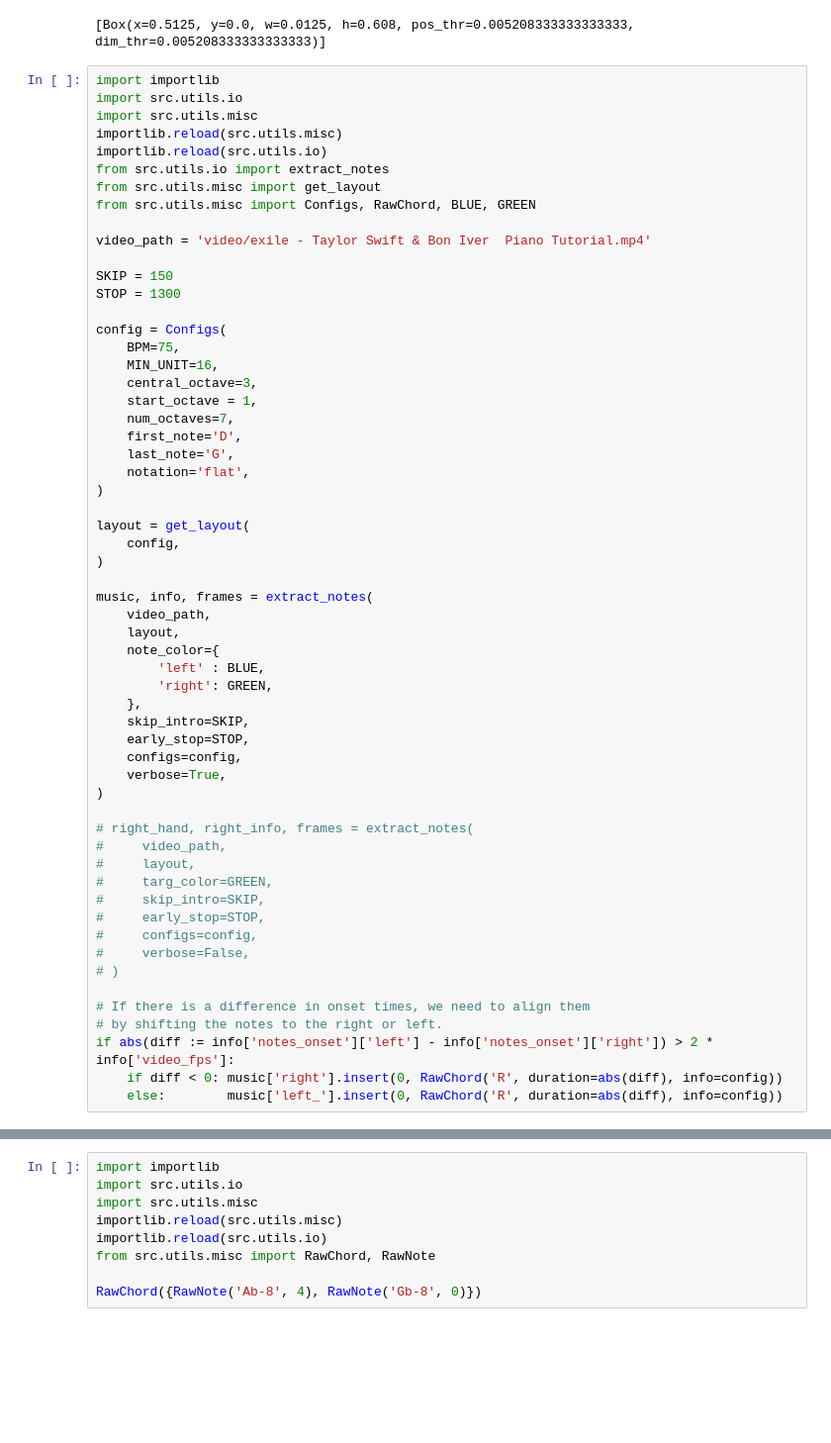
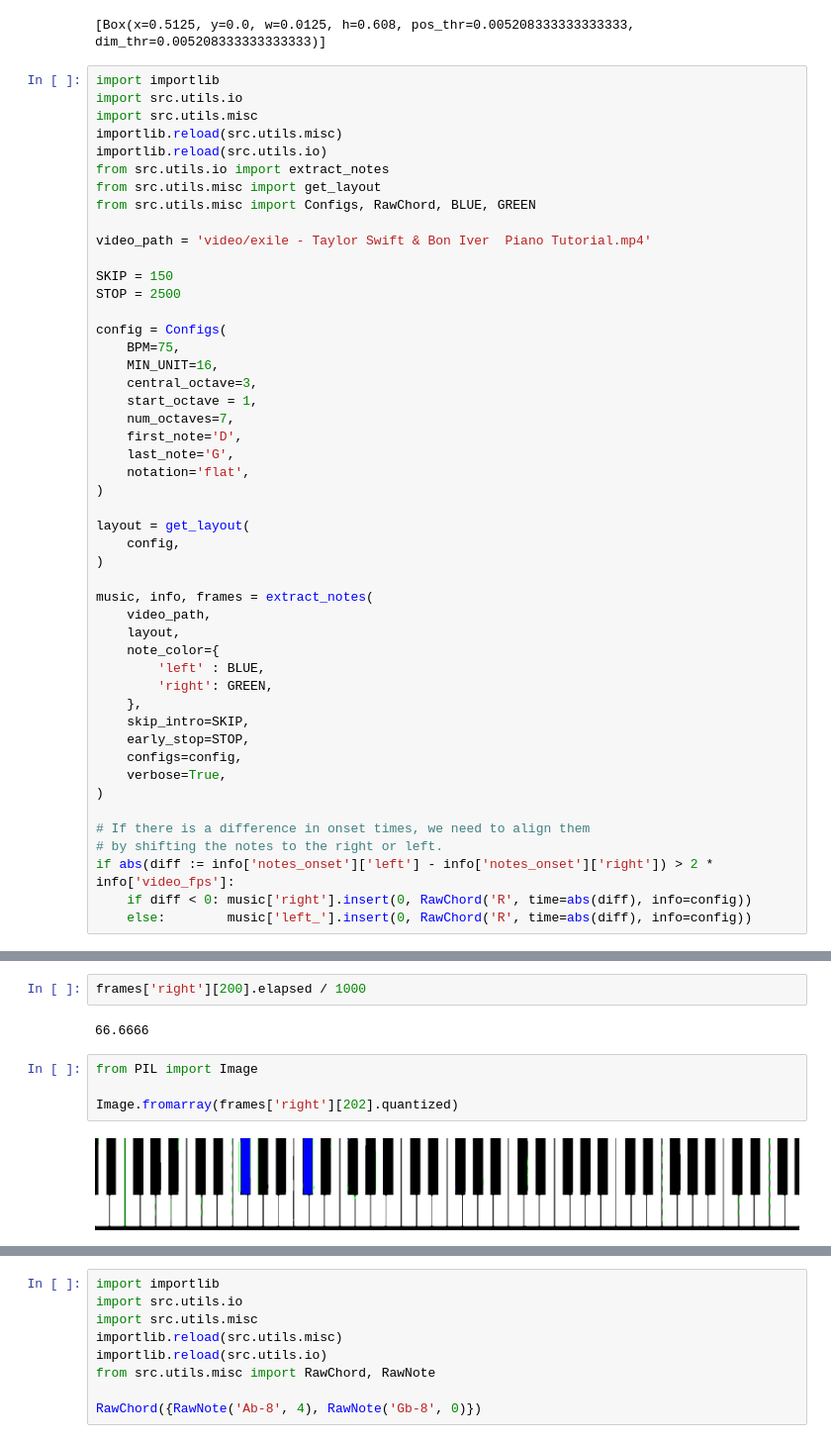
Before and after one commit to myscience/video-to-piano, a Jupyter notebook: Playground.ipynb, the cells around one changed output, grey strips where cells are left out. Shown at 99% size. Cells and saved outputs as stored; diff of their text form; blank space fills up the shorter version.

```diff
--- a/Playground.ipynb
+++ b/Playground.ipynb
@@ -501,7 +501,7 @@ from src.utils.misc import Configs, RawChord, BLUE, GREEN
 video_path = 'video/exile - Taylor Swift & Bon Iver  Piano Tutorial.mp4'
 
 SKIP = 150
-STOP = 1300
+STOP = 2500
 
 config = Configs(
     BPM=75,
@@ -531,18 +531,8 @@ music, info, frames = extract_notes(
     verbose=True,
 )
 
-# right_hand, right_info, frames = extract_notes(
-#     video_path,
-#     layout,
-#     targ_color=GREEN,
-#     skip_intro=SKIP,
-#     early_stop=STOP,
-#     configs=config,
-#     verbose=False,
-# )
-
 # If there is a difference in onset times, we need to align them
 # by shifting the notes to the right or left.
 if abs(diff := info['notes_onset']['left'] - info['notes_onset']['right']) > 2 * info['video_fps']:
-    if diff < 0: music['right'].insert(0, RawChord('R', duration=abs(diff), info=config))
-    else:        music['left_'].insert(0, RawChord('R', duration=abs(diff), info=config))
+    if diff < 0: music['right'].insert(0, RawChord('R', time=abs(diff), info=config))
+    else:        music['left_'].insert(0, RawChord('R', time=abs(diff), info=config))
@@ -559,0 +579,10 @@ for hand in music:
+# %%
+frames['right'][200].elapsed / 1000
+# %% [output]
+66.6666
+# %%
+from PIL import Image
+
+Image.fromarray(frames['right'][202].quantized)
+# %% [output]
+[figure, added]
```
Also changed, not shown: parts of 11 cells of this notebook, 2 other files.
